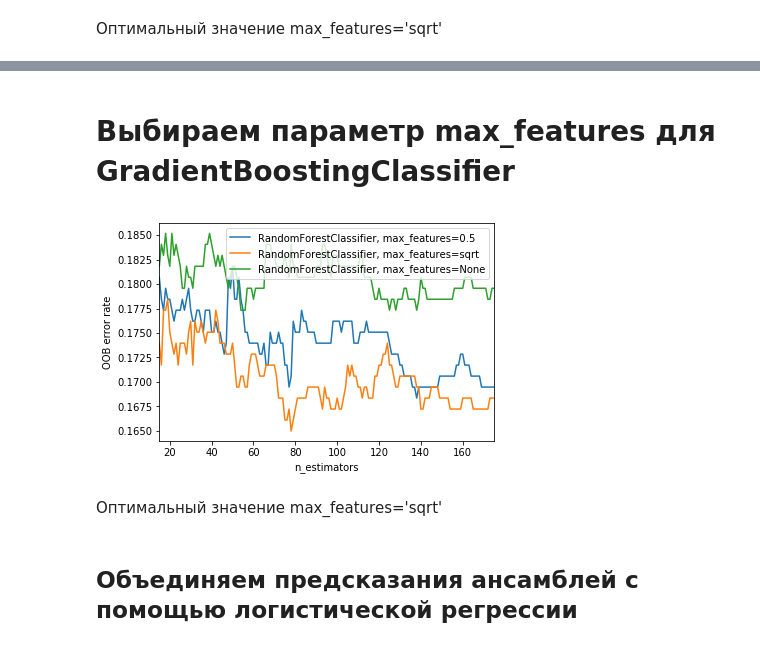
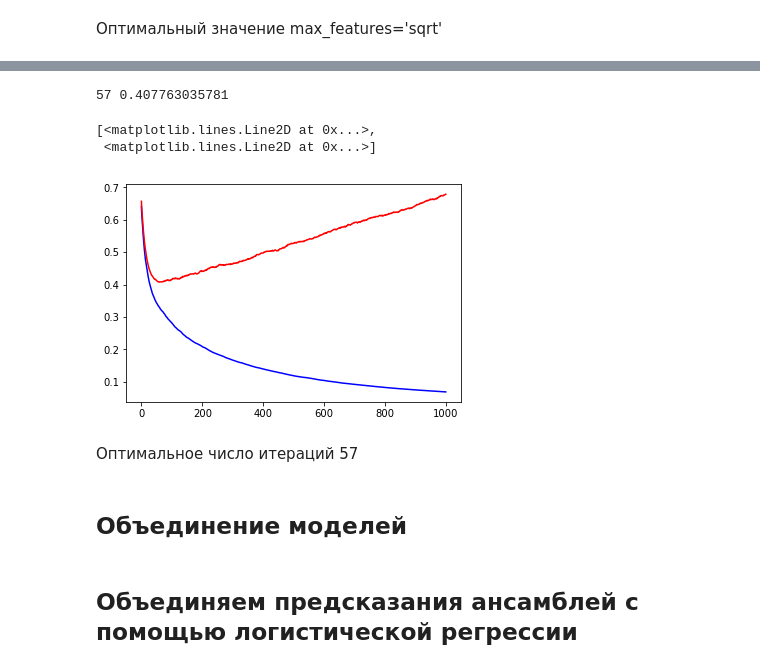
Before and after one commit to palich12/DataScientistDZ, a Jupyter notebook: DZ_2_5/001_titanic.ipynb, the cells around one changed output, grey strips where cells are left out. Drawn from its saved outputs; the diff is of its cells as text; code cells hidden in the pictures.

```diff
--- a/DZ_2_5/001_titanic.ipynb
+++ b/DZ_2_5/001_titanic.ipynb
@@ -288,2 +226,0 @@ plt.show()
-# %% [markdown]
-# Выбираем параметр max_features для GradientBoostingClassifier
@@ -323,15 +226,0 @@ for label, clf in GradientBoostingClassifier_ensemble_clfs_max_features:
-# %%
-# Выводим зависимость качества от числа базовых моделей
-for label, clf_err in GradientBoostingClassifier_error_rate_max_features.items():
-    xs, ys = zip(*clf_err)
-    plt.plot(xs, ys, label=label)
-
-plt.xlim(min_estimators, max_estimators)
-plt.xlabel("n_estimators")
-plt.ylabel("OOB error rate")
-plt.legend(loc="upper right")
-plt.show()
-# %% [output]
-[figure, removed]
-# %% [markdown]
-Оптимальный значение max_features='sqrt'
@@ -340,2 +227,49 @@ plt.show()
+# %%
+%matplotlib inline
+from sklearn.model_selection import train_test_split
+from sklearn.metrics import log_loss
+
+# Разбиваем выборку на обучение и тест
+X_train_, X_test_, y_train_, y_test_ = train_test_split(X_train,
+                                                        y_train,
+                                                        test_size=0.33,
+                                                        random_state=42)
+
+
+# Создаем класс модели градиентного бустинга
+clf = GradientBoostingClassifier(n_estimators=1000,
+                                learning_rate= 0.05,
+                                max_depth=6,
+                                subsample=0.75,
+                                max_features='sqrt',
+                                min_samples_leaf=9,
+                                random_state=RANDOM_STATE)
+
+# Обучаем модель на обучающей выборке
+clf.fit(X_train_, y_train_)
+
+test_score = np.zeros((clf.n_estimators,), dtype=np.float64)
+for i, y_pred in enumerate(clf.staged_predict_proba(X_test_)):
+    test_score[i] = log_loss(y_test_, y_pred)
+
+train_score = np.zeros((clf.n_estimators,), dtype=np.float64)
+for i, y_pred in enumerate(clf.staged_predict_proba(X_train_)):
+    train_score[i] = log_loss(y_train_, y_pred)
+
+# Находим оптимальное число итераций на тесте
+print(np.argmin(test_score), np.min(test_score))
+
+# Выводим зависимость качества от числа итераций
+plt.plot(range(len(train_score)), train_score, 'b-',
+         range(len(test_score)), test_score, 'r-')
+# %% [output]
+57 0.407763035781
+[<matplotlib.lines.Line2D at 0x...>,
+ <matplotlib.lines.Line2D at 0x...>]
+[figure, added]
+# %% [markdown]
+Оптимальное число итераций 57
+# %% [markdown]
+## Объединение моделей
 # %%
 # инициализирем модели с подобранными гиперпараметрами
```
Also changed, not shown: parts of 13 cells of this notebook, 1 other file.
